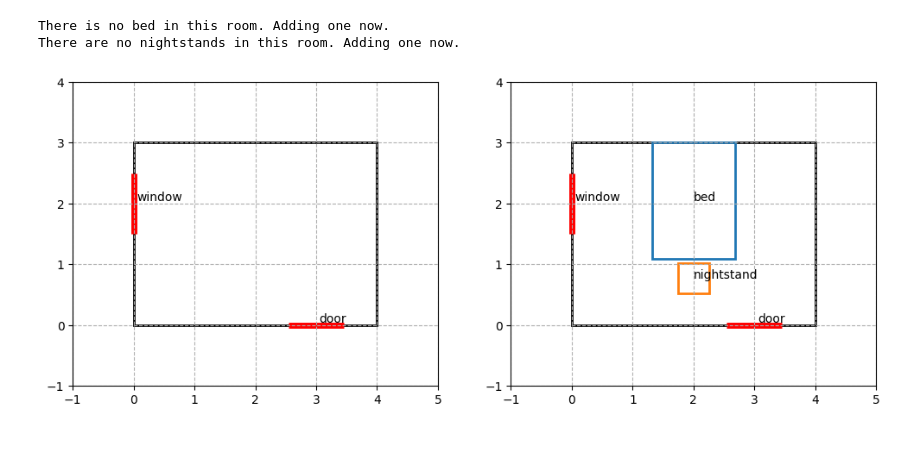
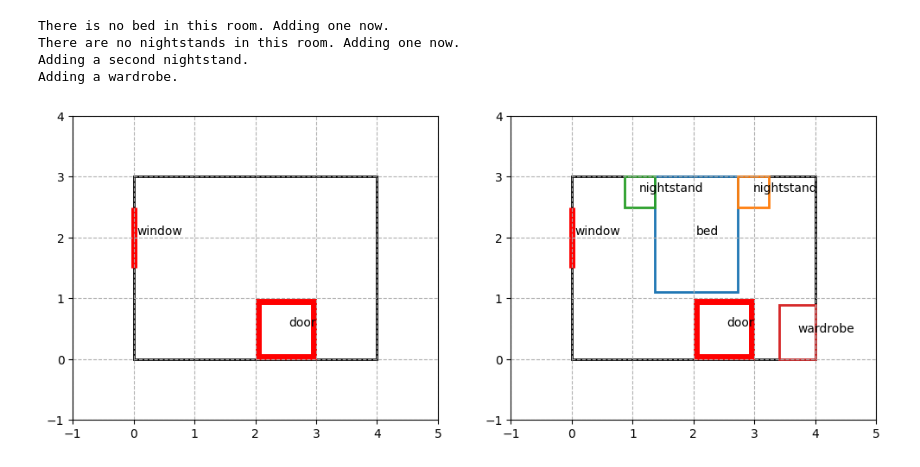
Before and after one commit to gabriellelittle1/MSc-Project, a Jupyter notebook: Code/Bedroom.ipynb, the cells around one changed output. Drawn from its saved outputs; the diff is of its cells as text; code cells hidden in the pictures.

Commit message:
Wardrobe Addition

```diff
--- a/Code/Bedroom.ipynb
+++ b/Code/Bedroom.ipynb
@@ -175,9 +200,11 @@ def add_wardrobe(room, disp = False):
 # %%
 room = Room(4, 3)
-room.fixed_objects = [Object('door', (3, 0), 0.91, 0),  Object('window', (0, 2), 0, 1)]
+room.fixed_objects = [Object('door', (2.5, 0.5), 0.91, 0.91),  Object('window', (0, 2), 0, 1)]
 
-room.add([add_bed, add_nightstand])#, add_nightstand])#, add_wardrobe])
+room.add([add_bed, add_nightstand, add_nightstand, add_wardrobe])
 # %% [output]
 There is no bed in this room. Adding one now.
 There are no nightstands in this room. Adding one now.
+Adding a second nightstand.
+Adding a wardrobe.
-[figure, old version]
+[figure, new version]
```
Also changed, not shown: parts of 2 cells of this notebook, 2 other files.
